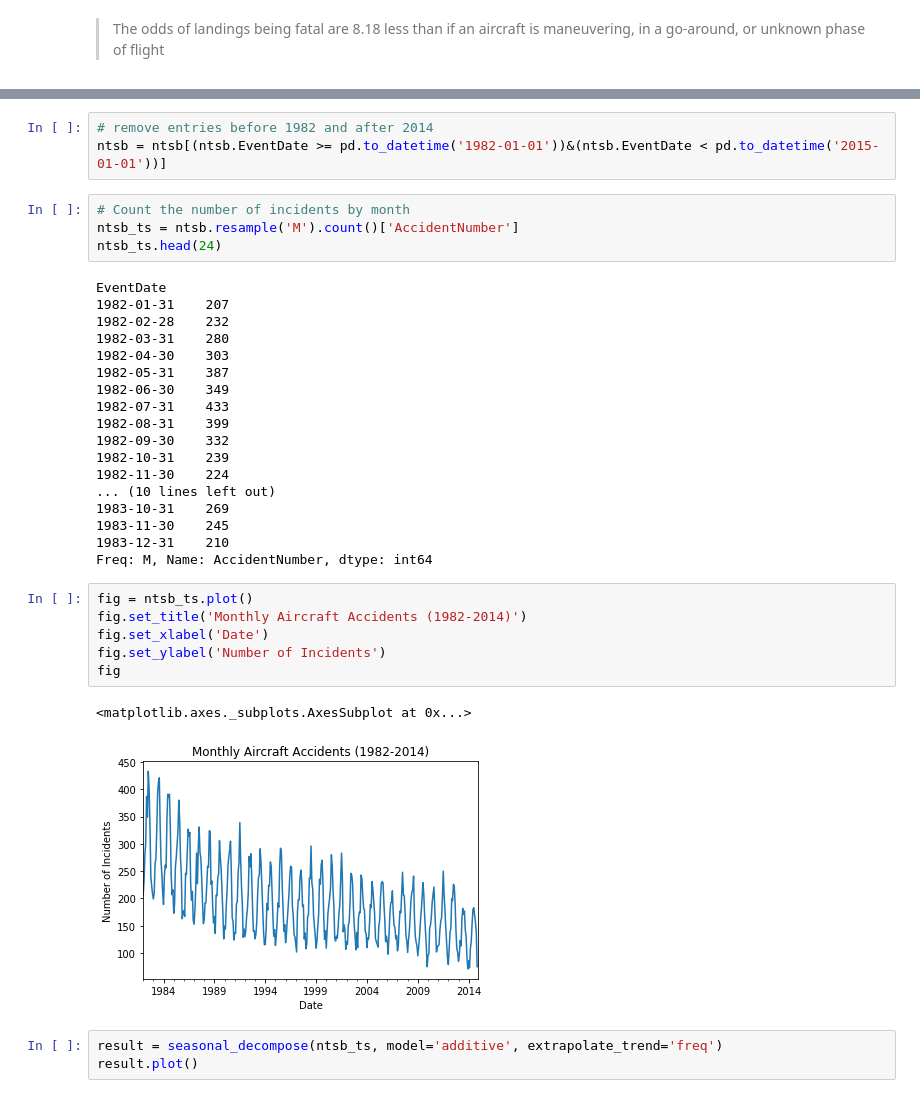
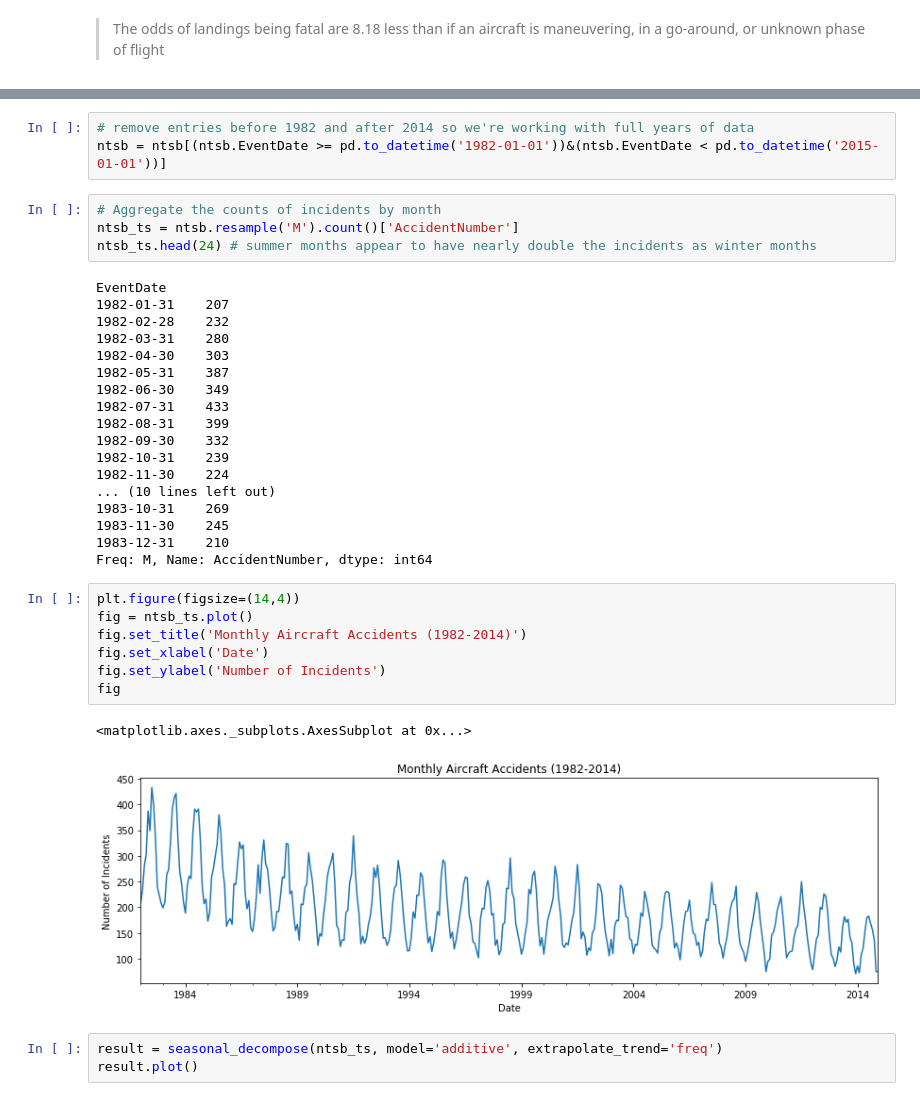
Before and after one commit to shreyejsaxena/data-scientist-exercise02, a Jupyter notebook: NTSB Analysis.ipynb, the cells around one changed output, grey strips where cells are left out. Drawn from its saved outputs; the diff is of its cells as text.

```diff
--- a/NTSB Analysis.ipynb
+++ b/NTSB Analysis.ipynb
@@ -243,10 +243,10 @@ ntsb.head(10)
 # %%
-# remove entries before 1982 and after 2014
+# remove entries before 1982 and after 2014 so we're working with full years of data
 ntsb = ntsb[(ntsb.EventDate >= pd.to_datetime('1982-01-01'))&(ntsb.EventDate < pd.to_datetime('2015-01-01'))]
 # %%
-# Count the number of incidents by month
+# Aggregate the counts of incidents by month
 ntsb_ts = ntsb.resample('M').count()['AccidentNumber']
-ntsb_ts.head(24)
+ntsb_ts.head(24) # summer months appear to have nearly double the incidents as winter months
 # %% [output]
 EventDate
 1982-01-31    207
@@ -266,14 +266,15 @@ EventDate
 1983-12-31    210
 Freq: M, Name: AccidentNumber, dtype: int64
 # %%
+plt.figure(figsize=(14,4))
 fig = ntsb_ts.plot()
 fig.set_title('Monthly Aircraft Accidents (1982-2014)')
 fig.set_xlabel('Date')
 fig.set_ylabel('Number of Incidents')
 fig
 # %% [output]
 <matplotlib.axes._subplots.AxesSubplot at 0x...>
-[figure, old version]
+[figure, new version]
 # %%
 result = seasonal_decompose(ntsb_ts, model='additive', extrapolate_trend='freq')
 result.plot()
```
Also changed, not shown: parts of 22 cells of this notebook.
